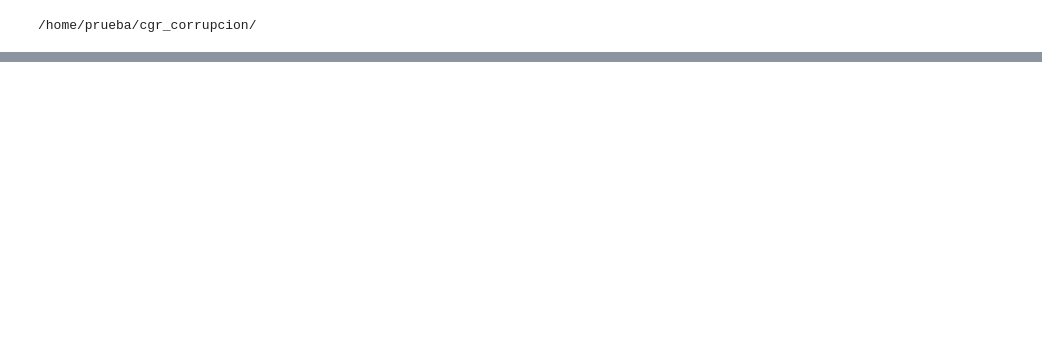
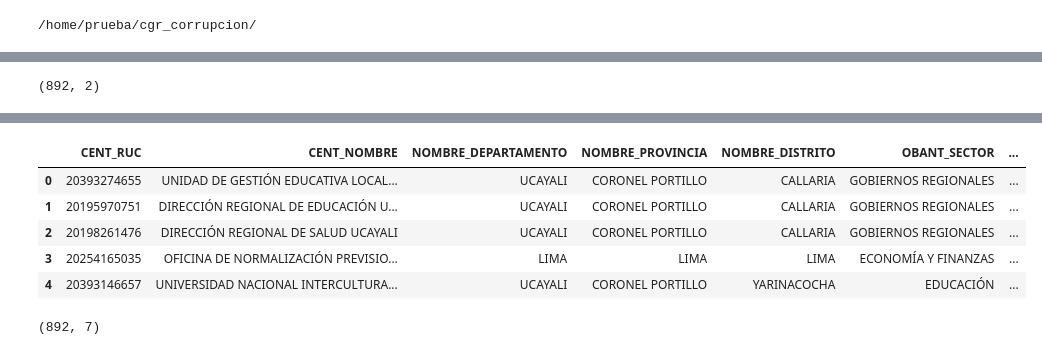
Before and after one commit to HaroldEnrique/Hackaton-CGR, a Jupyter notebook: notebooks/loading.ipynb, the cells around one changed output, grey strips where cells are left out. Saved outputs shown, nothing was run; the diff lists cells and outputs as text; code cells hidden in the pictures; blank space fills up the shorter version.

```diff
--- a/notebooks/loading.ipynb
+++ b/notebooks/loading.ipynb
@@ -166,0 +211,2 @@ websocket-client==1.6.4
+# %%
+airhsp_data["PERIODO"] = pd.to_datetime(airhsp_data['PERIODO'], format='%Y-%m')
@@ -166,0 +367,2 @@ websocket-client==1.6.4
+# %%
+entidad_data = airhsp_data.copy()
@@ -166,0 +372,5 @@ websocket-client==1.6.4
+# %%
+%%time
+# datos demograficos por entidad
+
+master_entidad = entidad_data[["CENT_RUC","CENT_NOMBRE","NOMBRE_DEPARTAMENTO","NOMBRE_PROVINCIA","NOMBRE_DISTRITO","OBANT_SECTOR"]].drop_duplicates()
@@ -166,0 +390,6 @@ websocket-client==1.6.4
+# %%
+%%time
+#nro trabajadores unicos por entidad
+nro_trabajadores_table = entidad_data.groupby(["CENT_RUC"])["NUMERO_DOCUMENTO_A"].nunique()
+nro_trabajadores_df = nro_trabajadores_table.to_frame('NRO_TRABAJADORES').reset_index()
+nro_trabajadores_df.head()
@@ -166,0 +405,9 @@ websocket-client==1.6.4
+# %%
+nro_trabajadores_df.shape
+# %% [output]
+(892, 2)
+# %%
+%%time
+master_entidad = pd.merge(master_entidad, nro_trabajadores_df, on='CENT_RUC', how='left')
+master_entidad.head()
+# %% [output]
@@ -166,0 +416,10 @@ websocket-client==1.6.4
+|  | CENT_RUC | CENT_NOMBRE | NOMBRE_DEPARTAMENTO | NOMBRE_PROVINCIA | NOMBRE_DISTRITO | OBANT_SECTOR | ... |
+| 0 | 20393274655 | UNIDAD DE GESTIÓN EDUCATIVA LOCAL... | UCAYALI | CORONEL PORTILLO | CALLARIA | GOBIERNOS REGIONALES | ... |
+| 1 | 20195970751 | DIRECCIÓN REGIONAL DE EDUCACIÓN U... | UCAYALI | CORONEL PORTILLO | CALLARIA | GOBIERNOS REGIONALES | ... |
+| 2 | 20198261476 | DIRECCIÓN REGIONAL DE SALUD UCAYALI | UCAYALI | CORONEL PORTILLO | CALLARIA | GOBIERNOS REGIONALES | ... |
+| 3 | 20254165035 | OFICINA DE NORMALIZACIÓN PREVISIO... | LIMA | LIMA | LIMA | ECONOMÍA Y FINANZAS | ... |
+| 4 | 20393146657 | UNIVERSIDAD NACIONAL INTERCULTURA... | UCAYALI | CORONEL PORTILLO | YARINACOCHA | EDUCACIÓN | ... |
+# %%
+master_entidad.shape
+# %% [output]
+(892, 7)
```
Also changed, not shown: parts of 92 cells of this notebook, 5 other files.
